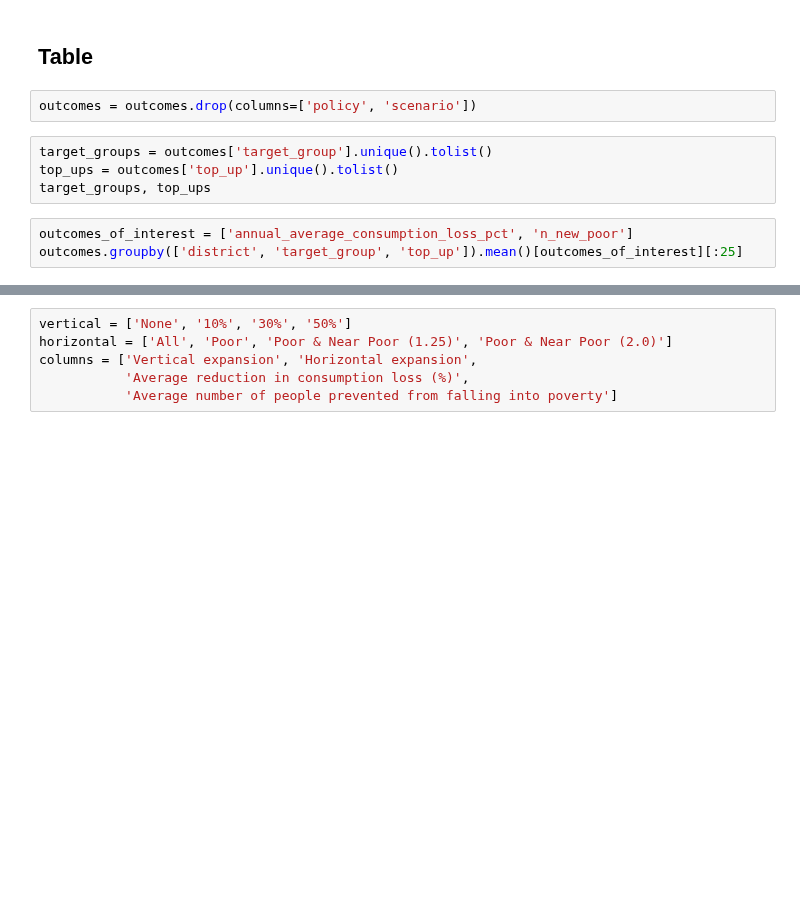
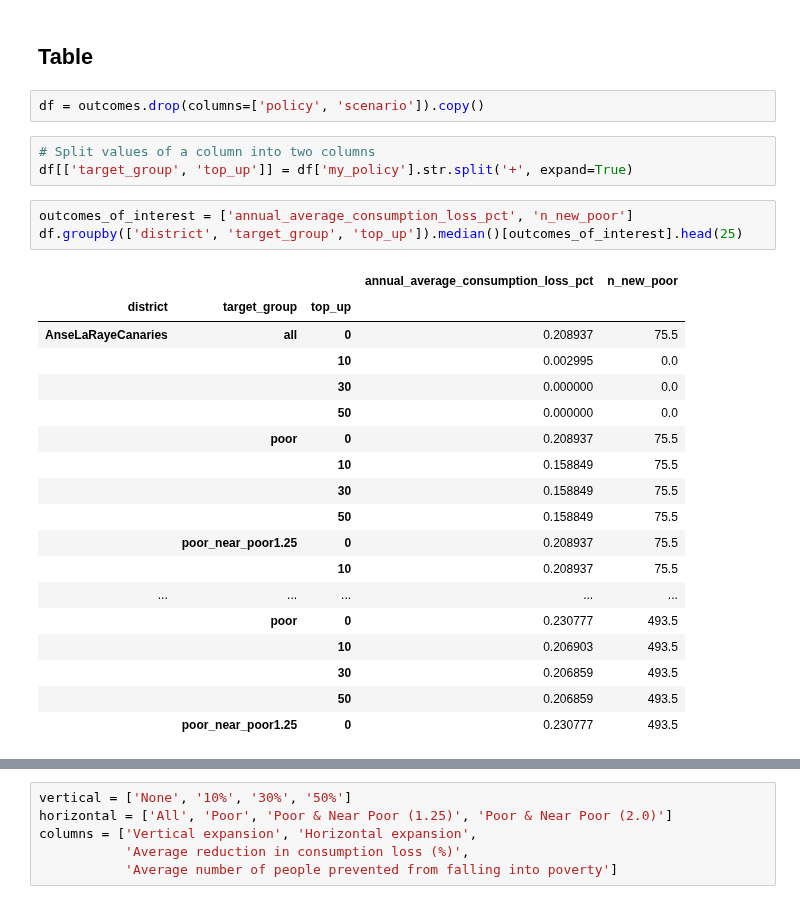
Before and after one commit to mikhailsirenko/unbreakable, a Jupyter notebook: notebooks/policy_analysis.ipynb, the cells around one changed output, grey strips where cells are left out. Cells and saved outputs as stored; diff of their text form; blank space fills up the shorter version.

```diff
--- a/notebooks/policy_analysis.ipynb
+++ b/notebooks/policy_analysis.ipynb
@@ -83,13 +90,31 @@ fig.tight_layout()
 # %% [markdown]
 ## Table
 # %%
-outcomes = outcomes.drop(columns=['policy', 'scenario'])
+df = outcomes.drop(columns=['policy', 'scenario']).copy()
-# %%
-target_groups = outcomes['target_group'].unique().tolist()
-top_ups = outcomes['top_up'].unique().tolist()
-target_groups, top_ups
+# %%
+# Split values of a column into two columns
+df[['target_group', 'top_up']] = df['my_policy'].str.split('+', expand=True)
 # %%
 outcomes_of_interest = ['annual_average_consumption_loss_pct', 'n_new_poor']
-outcomes.groupby(['district', 'target_group', 'top_up']).mean()[outcomes_of_interest][:25]
+df.groupby(['district', 'target_group', 'top_up']).median()[outcomes_of_interest].head(25)
+# %% [output]
+|  |  |  | annual_average_consumption_loss_pct | n_new_poor |
+| district | target_group | top_up |  |  |
+| AnseLaRayeCanaries | all | 0 | 0.208937 | 75.5 |
+|  |  | 10 | 0.002995 | 0.0 |
+|  |  | 30 | 0.000000 | 0.0 |
+|  |  | 50 | 0.000000 | 0.0 |
+|  | poor | 0 | 0.208937 | 75.5 |
+|  |  | 10 | 0.158849 | 75.5 |
+|  |  | 30 | 0.158849 | 75.5 |
+|  |  | 50 | 0.158849 | 75.5 |
+|  | poor_near_poor1.25 | 0 | 0.208937 | 75.5 |
+|  |  | 10 | 0.208937 | 75.5 |
+| ... | ... | ... | ... | ... |
+|  | poor | 0 | 0.230777 | 493.5 |
+|  |  | 10 | 0.206903 | 493.5 |
+|  |  | 30 | 0.206859 | 493.5 |
+|  |  | 50 | 0.206859 | 493.5 |
+|  | poor_near_poor1.25 | 0 | 0.230777 | 493.5 |
 # %%
 outcomes_of_interest = ['annual_average_consumption_loss_pct', 'n_new_poor']
```
Also changed, not shown: parts of 3 cells of this notebook.
